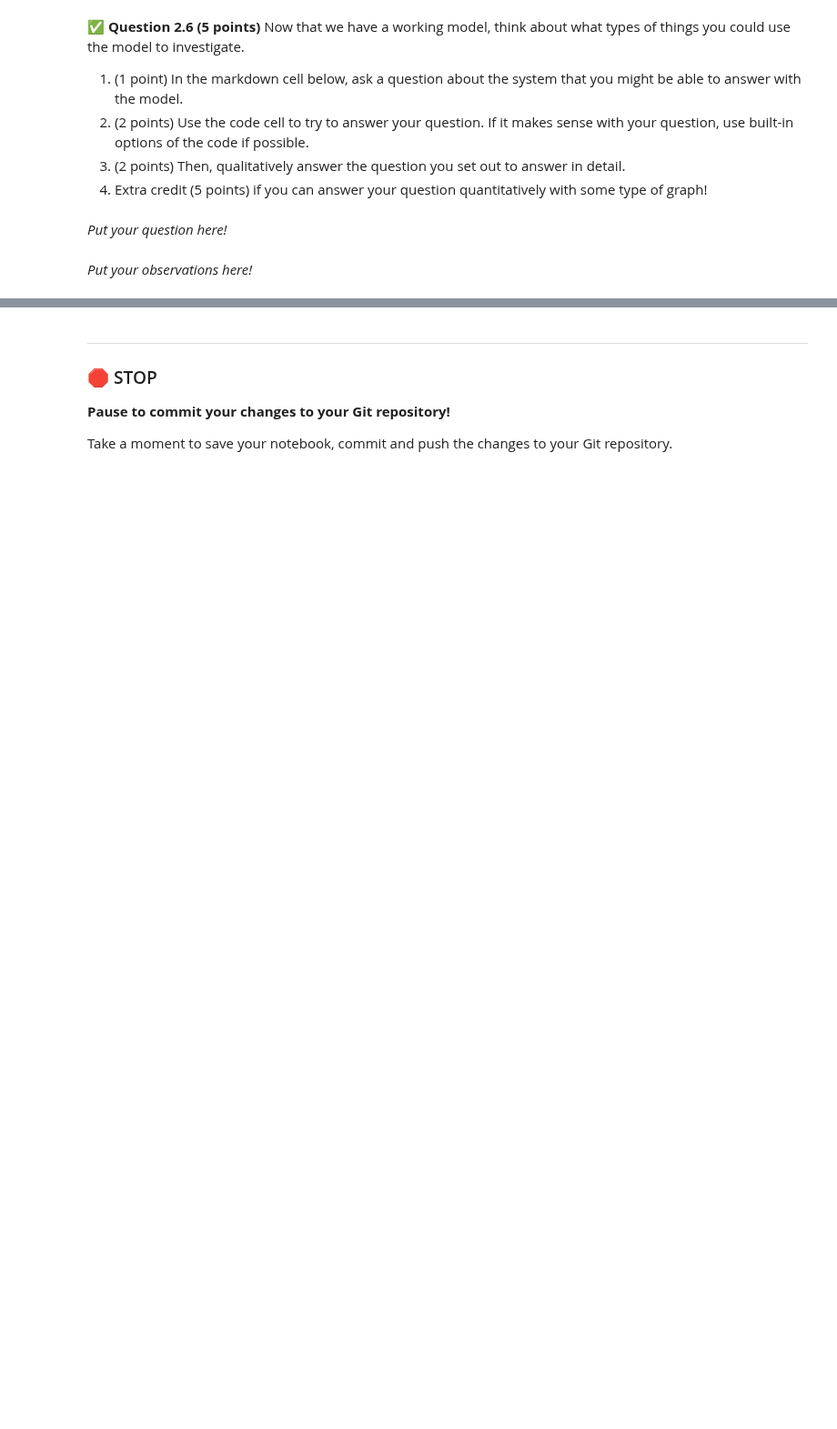
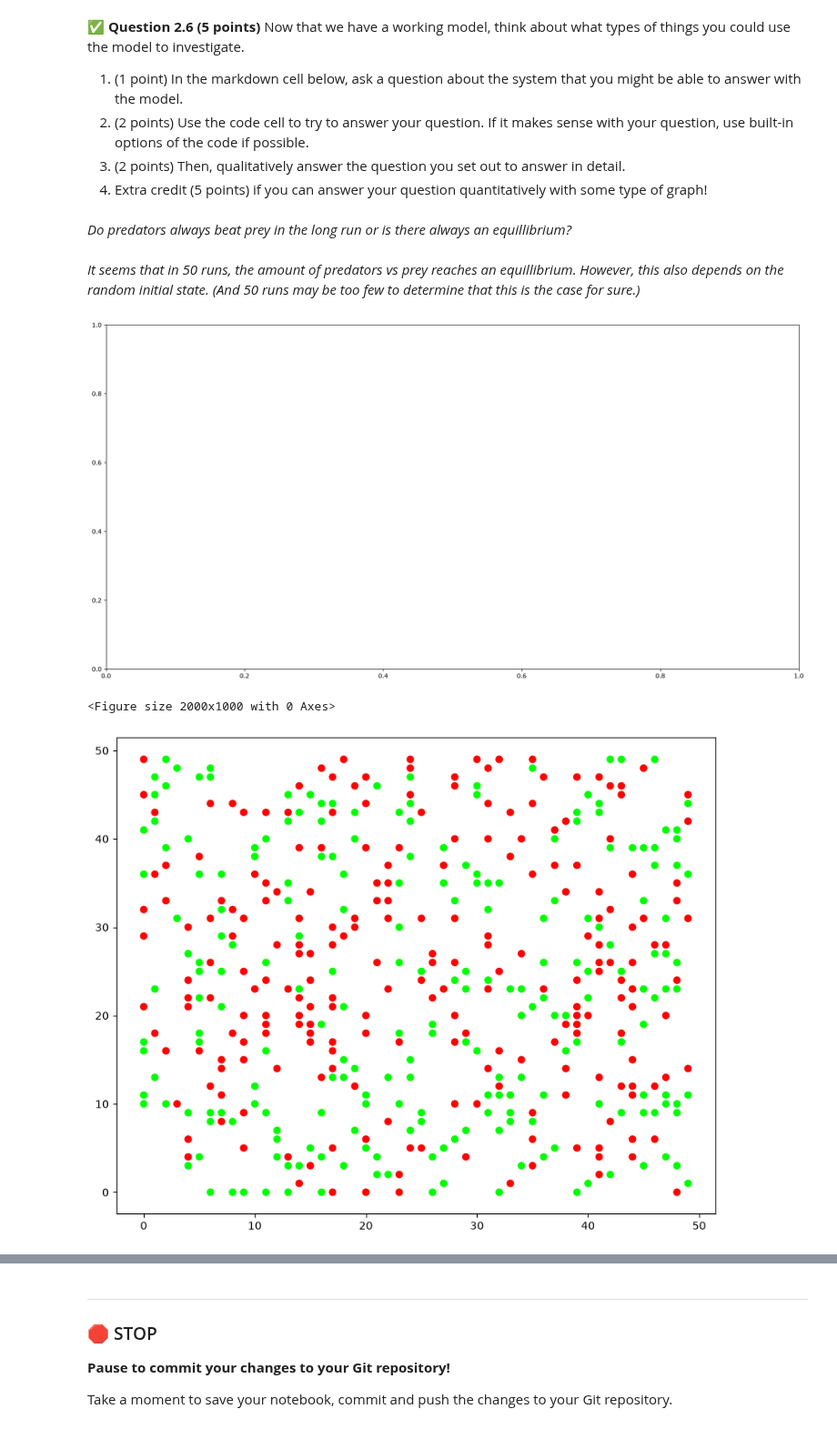
Before and after one commit to kigundue/cmse202-f26-turnin, a Jupyter notebook: hw-02/HW-02_ABMandGraphTheory-STUDENT.ipynb, the cells around one changed output, grey strips where cells are left out. Shown at 91% size. Cells and saved outputs as stored; diff of their text form; code cells hidden in the pictures; blank space fills up the shorter version.

```diff
--- a/hw-02/HW-02_ABMandGraphTheory-STUDENT.ipynb
+++ b/hw-02/HW-02_ABMandGraphTheory-STUDENT.ipynb
@@ -354,4 +518,4 @@ for i in range(20):
 3. (2 points) Then, qualitatively answer the question you set out to answer in detail.
 4. Extra credit (5 points) if you can answer your question quantitatively with some type of graph!
 # %% [markdown]
-*Put your question here!*
+*Do predators always beat prey in the long run or is there always an equillibrium?*
@@ -360,2 +522,16 @@ for i in range(20):
 # %% [markdown]
-*Put your observations here!*
+*It seems that in 50 runs, the amount of predators vs prey reaches an equillibrium. However, this also depends on the random initial state. (And 50 runs may be too few to determine that this is the case for sure.)*
+# %%
+# Use this cell to explore your question!
+fig, ax = plt.subplots(figsize=(20,10))
+savannah = Environment()# <-----------------  INITIATE AN ENVIRONMENT CLASS HERE
+savannah.plot() # <-----------------  PLOT THE INITIAL STATE HERE
+
+for i in range(100):
+    savannah.timestep() # <----------------- ADVANCE THE CODE ONE TIMESTEP HERE
+    print(sum(np.array([animal.get_type() for animal in list(savannah.animals.values()) if type(animal) is not type(None)])=="Predator")
+          /len([animal.get_type() for animal in list(savannah.animals.values()) if type(animal) is not type(None)]))
+# %% [output]
+[figure, added]
+<Figure size 2000x1000 with 0 Axes>
+[figure, added]
```
Also changed, not shown: parts of 12 cells of this notebook.
